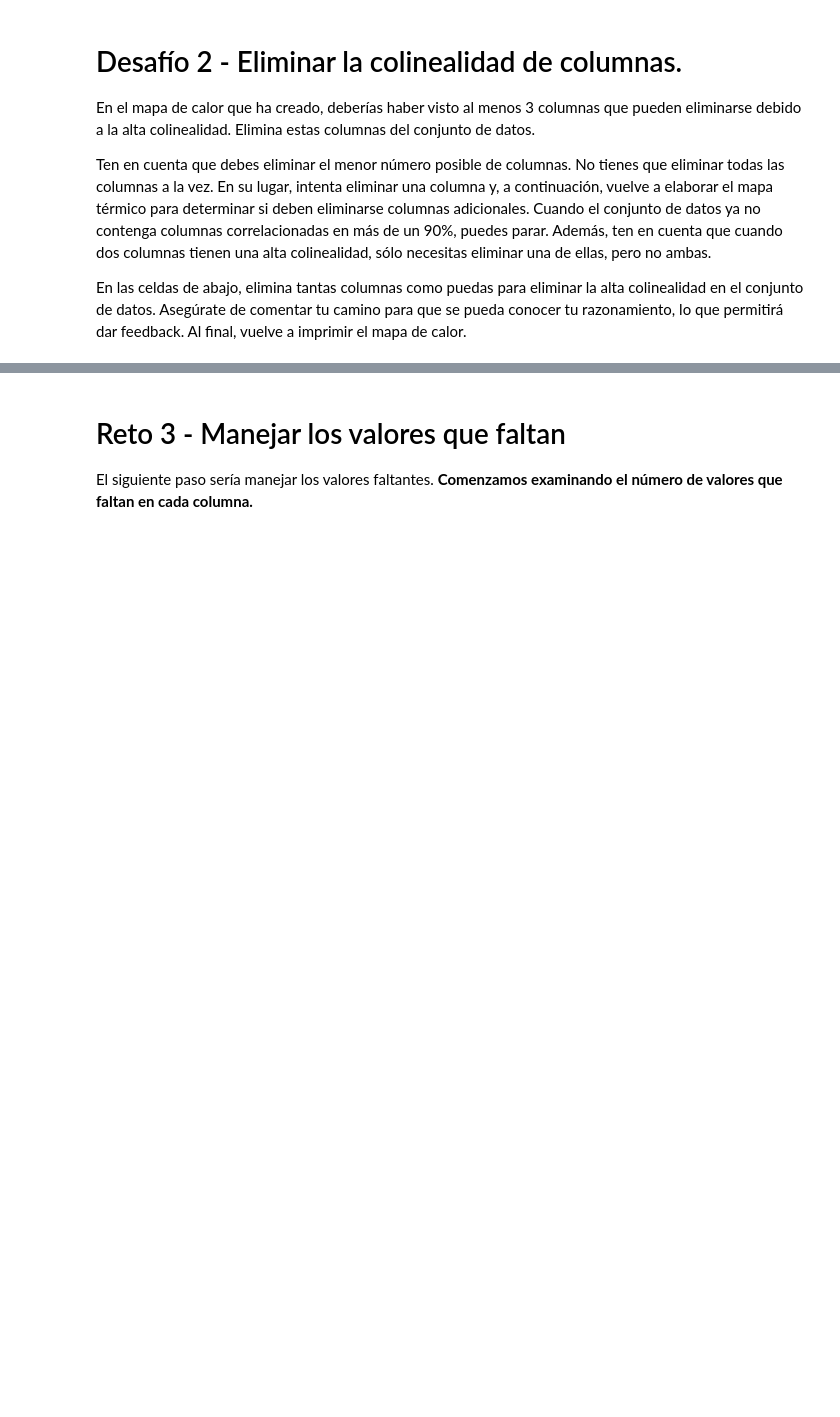
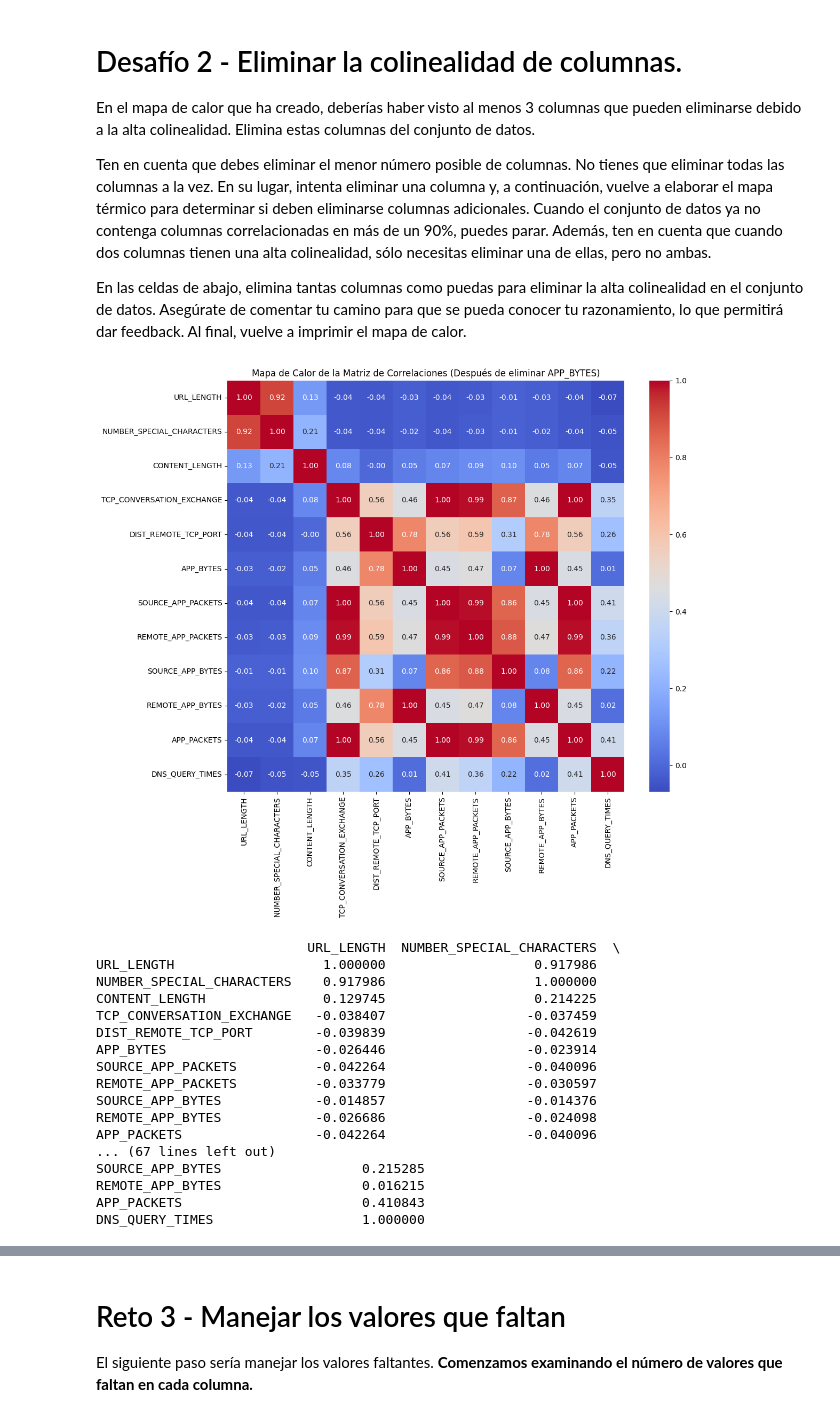
Before and after one commit to ironhack-ds-jcampos/lab-supervised-learning-es, a Jupyter notebook: your-code/main_esp.ipynb, the cells around one changed output, grey strips where cells are left out. Saved outputs shown, nothing was run; the diff lists cells and outputs as text; code cells hidden in the pictures; blank space fills up the shorter version.

```diff
--- a/your-code/main_esp.ipynb
+++ b/your-code/main_esp.ipynb
@@ -212,0 +202,32 @@ En las celdas de abajo, elimina tantas columnas como puedas para eliminar la alt
+# %%
+websites = pd.read_csv('../website.csv') # Lo pongo para recargar la variable
+
+websites.drop('APP_BYTES', axis="columns")
+
+correlation_matrix = websites[numerical_columns].corr()
+
+plt.figure(figsize=(12, 10))
+sns.heatmap(correlation_matrix, annot=True, cmap='coolwarm', fmt='.2f')
+plt.title('Mapa de Calor de la Matriz de Correlaciones (Después de eliminar APP_BYTES)')
+plt.show()
+
+print(correlation_matrix)
+# %% [output]
+[figure, added]
+                           URL_LENGTH  NUMBER_SPECIAL_CHARACTERS  \
+URL_LENGTH                   1.000000                   0.917986
+NUMBER_SPECIAL_CHARACTERS    0.917986                   1.000000
+CONTENT_LENGTH               0.129745                   0.214225
+TCP_CONVERSATION_EXCHANGE   -0.038407                  -0.037459
+DIST_REMOTE_TCP_PORT        -0.039839                  -0.042619
+APP_BYTES                   -0.026446                  -0.023914
+SOURCE_APP_PACKETS          -0.042264                  -0.040096
+REMOTE_APP_PACKETS          -0.033779                  -0.030597
+SOURCE_APP_BYTES            -0.014857                  -0.014376
+REMOTE_APP_BYTES            -0.026686                  -0.024098
+APP_PACKETS                 -0.042264                  -0.040096
+... (67 lines left out)
+SOURCE_APP_BYTES                  0.215285
+REMOTE_APP_BYTES                  0.016215
+APP_PACKETS                       0.410843
+DNS_QUERY_TIMES                   1.000000
```
Also changed, not shown: parts of 8 cells of this notebook.
